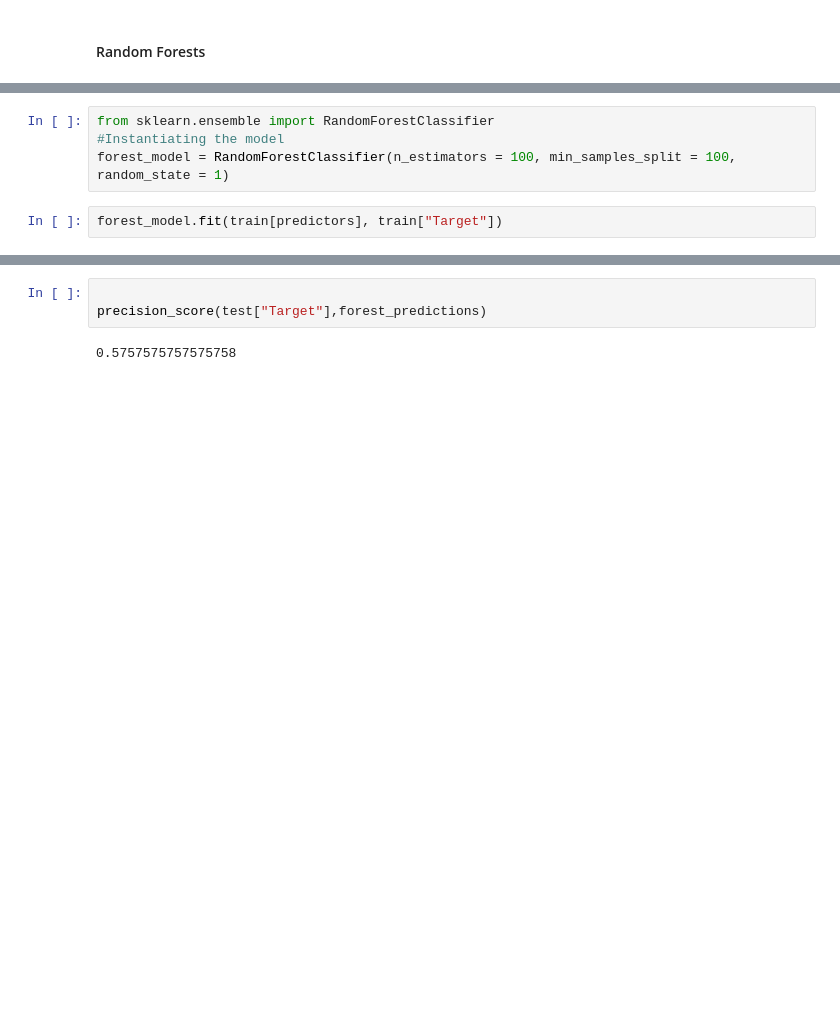
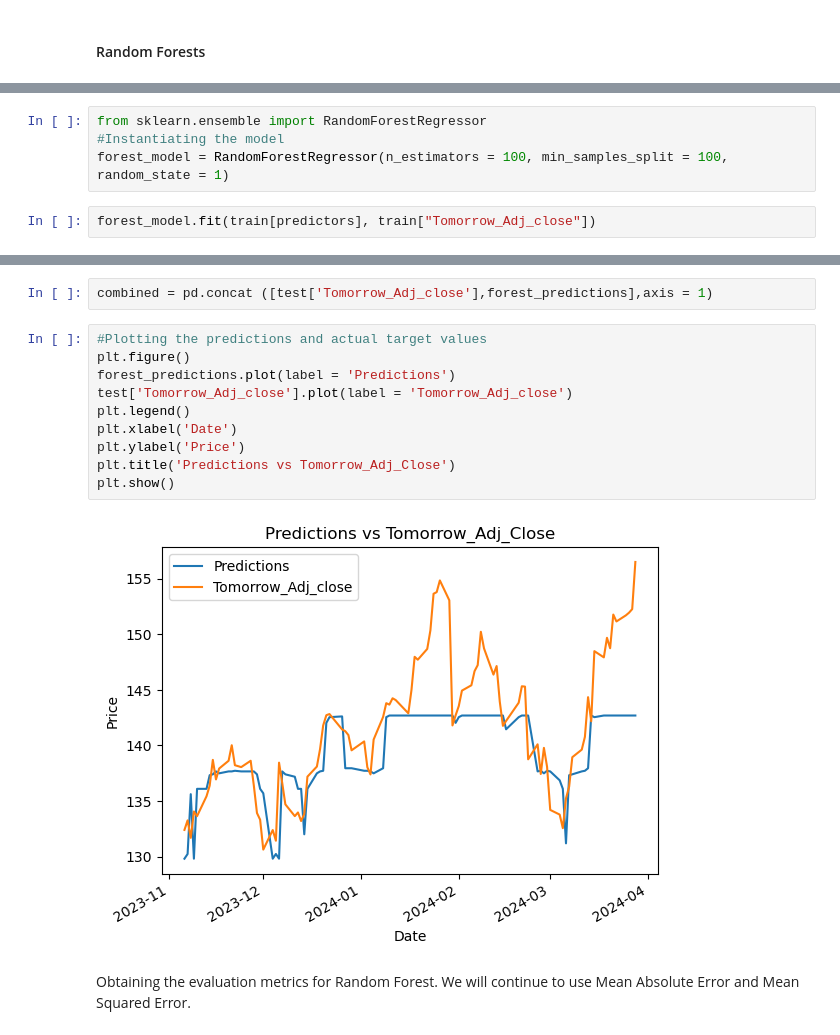
Before and after one commit to Efflorescence01/Stock_Prediction_Cap, a Jupyter notebook: Stock Modeling.ipynb, the cells around one changed output, grey strips where cells are left out. Saved outputs shown, nothing was run; the diff lists cells and outputs as text; blank space fills up the shorter version.

Commit message:
Created random forest regressor model and created some visualizations. Also created evaulation table for the errors.

```diff
--- a/Stock Modeling.ipynb
+++ b/Stock Modeling.ipynb
@@ -159,7 +185,7 @@ With random forests, we will try to predict whether the stock went up. (`Target`
 # %%
-from sklearn.ensemble import RandomForestClassifier
+from sklearn.ensemble import RandomForestRegressor
 #Instantiating the model
-forest_model = RandomForestClassifier(n_estimators = 100, min_samples_split = 100, random_state = 1)
+forest_model = RandomForestRegressor(n_estimators = 100, min_samples_split = 100, random_state = 1)
 # %%
-forest_model.fit(train[predictors], train["Target"])
+forest_model.fit(train[predictors], train["Tomorrow_Adj_close"])
 # %% [output]
@@ -174,5 +213,16 @@ forest_predictions = pd.Series(forest_predictions,index = test.index)
-# %%
-
-precision_score(test["Target"],forest_predictions)
-# %% [output]
-0.5757575757575758
+# %%
+combined = pd.concat ([test['Tomorrow_Adj_close'],forest_predictions],axis = 1)
+# %%
+#Plotting the predictions and actual target values
+plt.figure()
+forest_predictions.plot(label = 'Predictions')
+test['Tomorrow_Adj_close'].plot(label = 'Tomorrow_Adj_close')
+plt.legend()
+plt.xlabel('Date')
+plt.ylabel('Price')
+plt.title('Predictions vs Tomorrow_Adj_Close')
+plt.show()
+# %% [output]
+[figure, added]
+# %% [markdown]
+Obtaining the evaluation metrics for Random Forest. We will continue to use Mean Absolute Error and Mean Squared Error.
```
Also changed, not shown: parts of 17 cells of this notebook.
